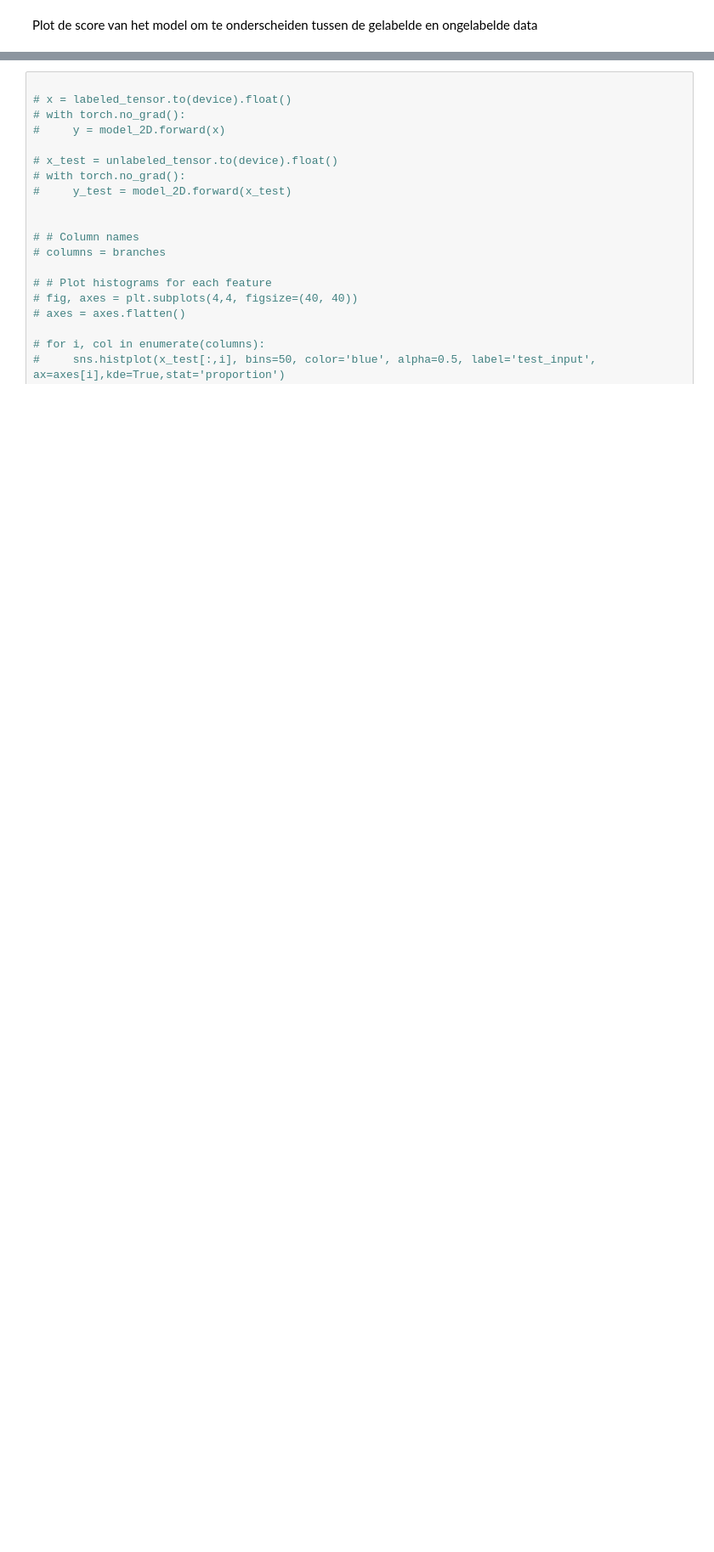
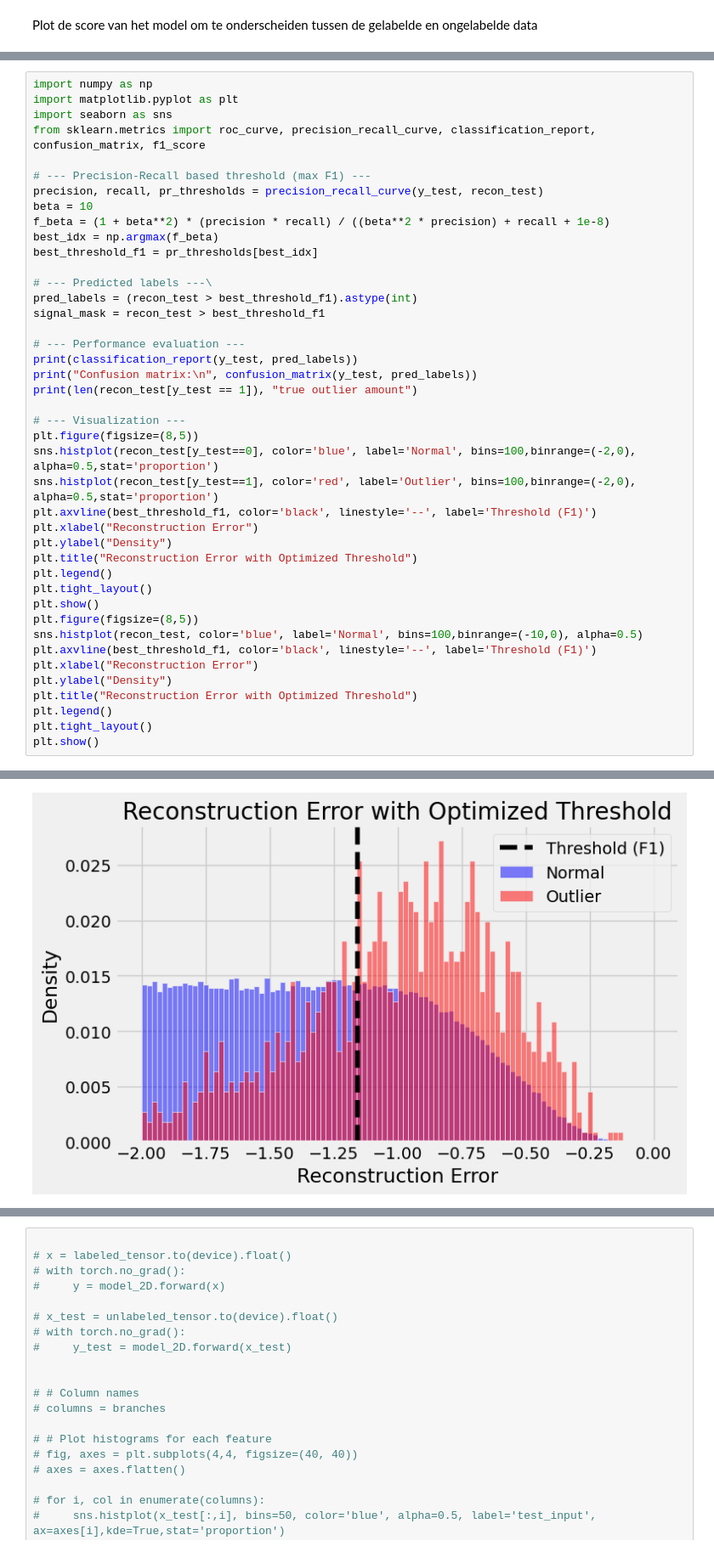
Before and after one commit to SanderGeurts/ML_2025_2026_Jesper_Anna_Sander, a Jupyter notebook: Autoencoders_hyperparam_opt.ipynb, the cells around one changed output, grey strips where cells are left out. Shown at 85% size. Saved outputs shown, nothing was run; the diff lists cells and outputs as text; blank space fills up the shorter version.

```diff
--- a/Autoencoders_hyperparam_opt.ipynb
+++ b/Autoencoders_hyperparam_opt.ipynb
@@ -414,0 +398,43 @@ plt.show()
+# %%
+import numpy as np
+import matplotlib.pyplot as plt
+import seaborn as sns
+from sklearn.metrics import roc_curve, precision_recall_curve, classification_report, confusion_matrix, f1_score
+
+# --- Precision-Recall based threshold (max F1) ---
+precision, recall, pr_thresholds = precision_recall_curve(y_test, recon_test)
+beta = 10
+f_beta = (1 + beta**2) * (precision * recall) / ((beta**2 * precision) + recall + 1e-8)
+best_idx = np.argmax(f_beta)
+best_threshold_f1 = pr_thresholds[best_idx]
+
+# --- Predicted labels ---\
+pred_labels = (recon_test > best_threshold_f1).astype(int)
+signal_mask = recon_test > best_threshold_f1
+
+# --- Performance evaluation ---
+print(classification_report(y_test, pred_labels))
+print("Confusion matrix:\n", confusion_matrix(y_test, pred_labels))
+print(len(recon_test[y_test == 1]), "true outlier amount")
+
+# --- Visualization ---
+plt.figure(figsize=(8,5))
+sns.histplot(recon_test[y_test==0], color='blue', label='Normal', bins=100,binrange=(-2,0), alpha=0.5,stat='proportion')
+sns.histplot(recon_test[y_test==1], color='red', label='Outlier', bins=100,binrange=(-2,0), alpha=0.5,stat='proportion')
+plt.axvline(best_threshold_f1, color='black', linestyle='--', label='Threshold (F1)')
+plt.xlabel("Reconstruction Error")
+plt.ylabel("Density")
+plt.title("Reconstruction Error with Optimized Threshold")
+plt.legend()
+plt.tight_layout()
+plt.show()
+plt.figure(figsize=(8,5))
+sns.histplot(recon_test, color='blue', label='Normal', bins=100,binrange=(-10,0), alpha=0.5)
+plt.axvline(best_threshold_f1, color='black', linestyle='--', label='Threshold (F1)')
+plt.xlabel("Reconstruction Error")
+plt.ylabel("Density")
+plt.title("Reconstruction Error with Optimized Threshold")
+plt.legend()
+plt.tight_layout()
+plt.show()
+# %% [output]
@@ -414,0 +454 @@ plt.show()
+[figure, added]
```
Also changed, not shown: parts of 10 cells of this notebook.
